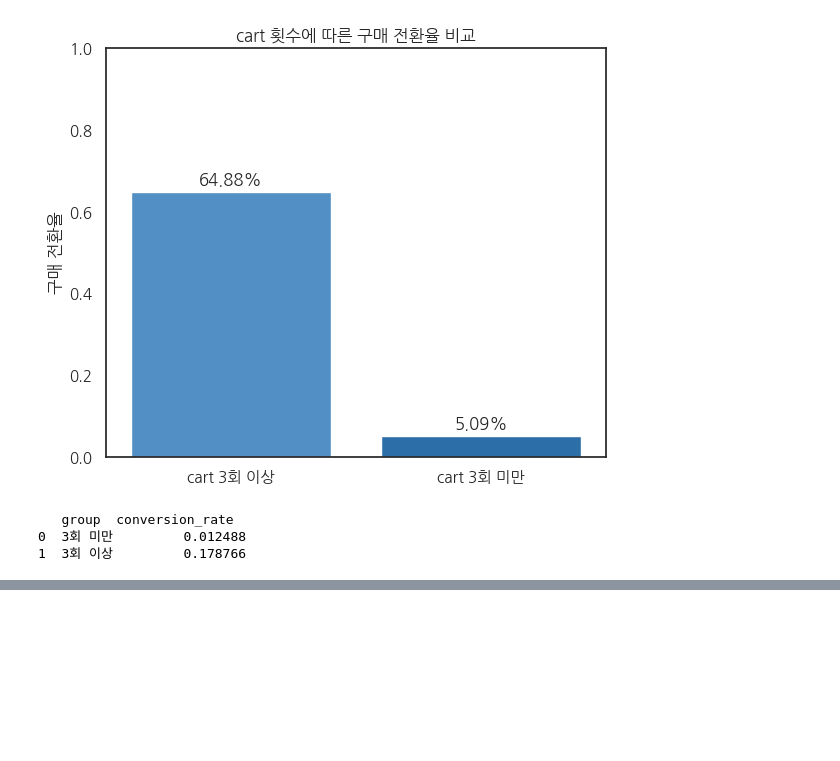
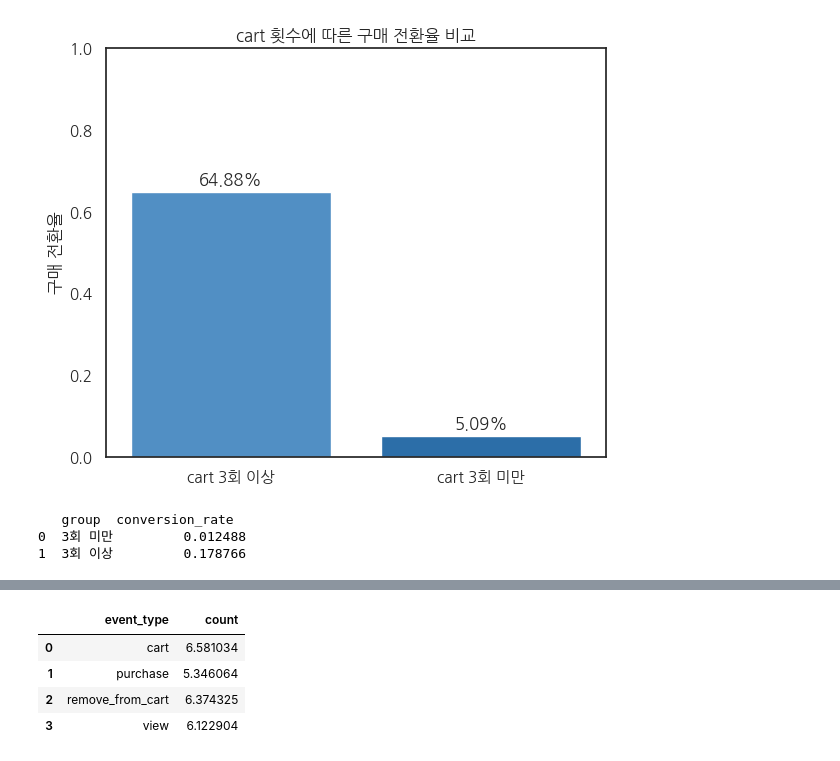
Before and after one commit to Blche/datathon_09, a Jupyter notebook: members/문세희/15_Graph.ipynb, the cells around one changed output, grey strips where cells are left out. Drawn from its saved outputs; the diff is of its cells as text; code cells hidden in the pictures; blank space fills up the shorter version.

```diff
--- a/members/문세희/15_Graph.ipynb
+++ b/members/문세희/15_Graph.ipynb
@@ -338,0 +396,20 @@ print(conversion)
+# %%
+# 1. 구매 세션 목록
+purchase_sessions = df[df['event_type'] == 'purchase']['user_session'].unique()
+
+# 2. 구매 세션 데이터만 필터링
+purchase_df = df[df['user_session'].isin(purchase_sessions)]
+
+# 3. 세션별 event_type 개수 집계
+session_event_counts = purchase_df.groupby(['user_session', 'event_type']).size().reset_index(name='count')
+
+# 4. event_type별 평균 개수 계산
+avg_event_per_type = session_event_counts.groupby('event_type')['count'].mean().reset_index()
+
+avg_event_per_type
+# %% [output]
+|  | event_type | count |
+| 0 | cart | 6.581034 |
+| 1 | purchase | 5.346064 |
+| 2 | remove_from_cart | 6.374325 |
+| 3 | view | 6.122904 |
```
Also changed, not shown: parts of 7 cells of this notebook, 3 other files.
